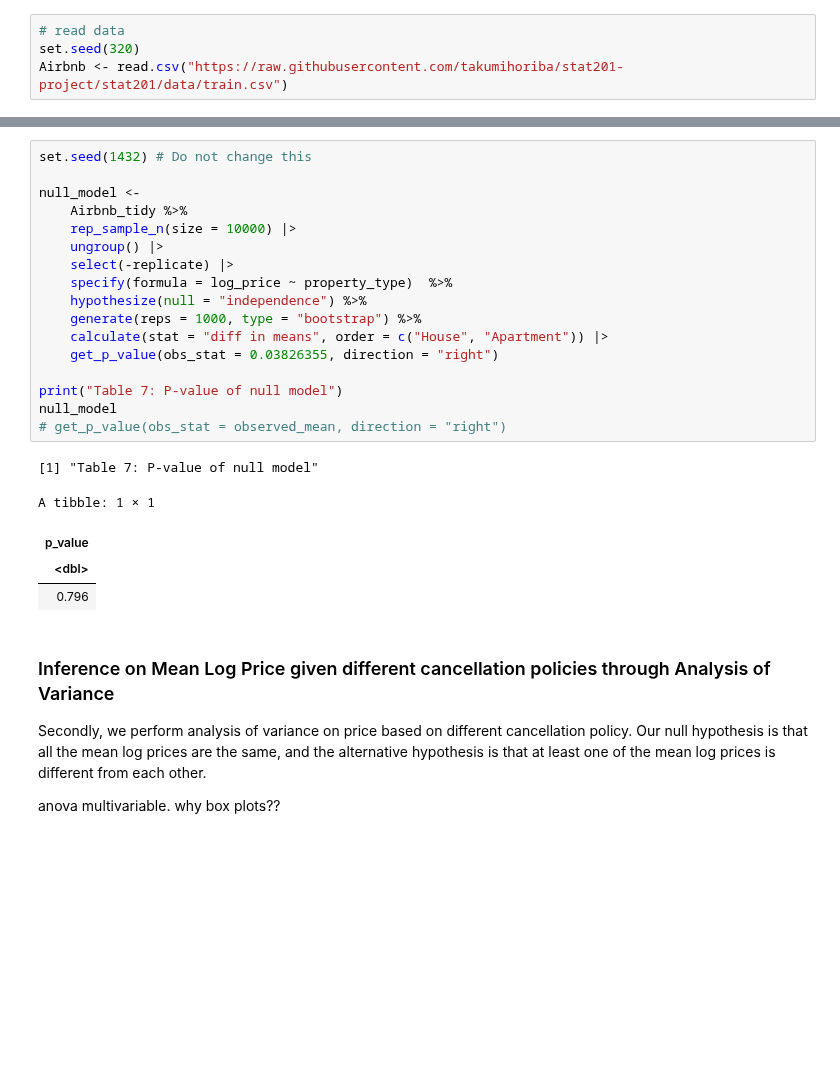
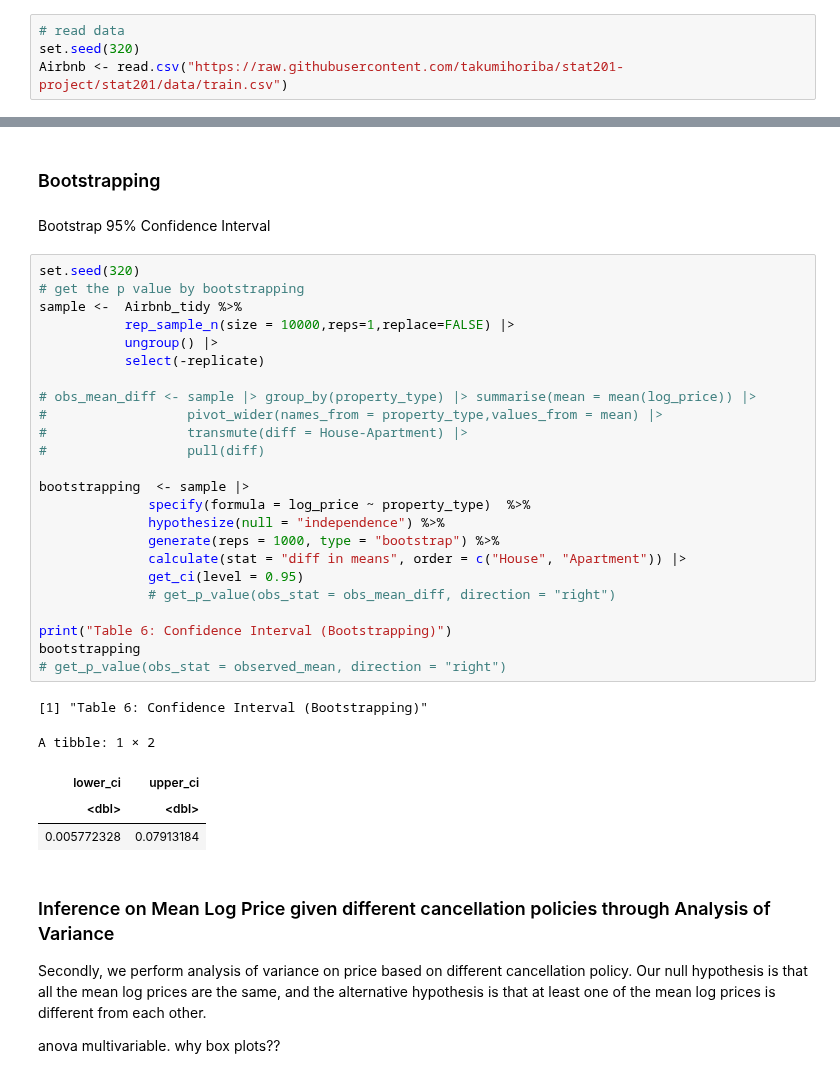
Before and after one commit to takumihoriba/stat201-project, a Jupyter notebook: proposal_final.ipynb, the cells around one changed output, grey strips where cells are left out. Saved outputs shown, nothing was run; the diff lists cells and outputs as text; blank space fills up the shorter version.

```diff
--- a/proposal_final.ipynb
+++ b/proposal_final.ipynb
@@ -175,29 +166,40 @@ A tibble: 1 × 10
 | estimate | estimate1 | estimate2 | statistic | p.value | parameter | conf.low | conf.high | method | alternative |
 | <dbl> | <dbl> | <dbl> | <dbl> | <dbl> | <dbl> | <dbl> | <dbl> | <chr> | <chr> |
 | 0.03826355 | 4.797114 | 4.75885 | 5.166856 | 1.200363e-07 | 22753.4 | 0.02608197 | Inf | Welch Two Sample t-test | greater |
+# %% [markdown]
+### Bootstrapping
+# %% [markdown]
+Bootstrap 95% Confidence Interval
 # %%
-set.seed(1432) # Do not change this
+set.seed(320)
+# get the p value by bootstrapping
+sample <-  Airbnb_tidy %>%
+           rep_sample_n(size = 10000,reps=1,replace=FALSE) |>
+           ungroup() |>
+           select(-replicate)
 
-null_model <-
-    Airbnb_tidy %>%
-    rep_sample_n(size = 10000) |>
-    ungroup() |>
-    select(-replicate) |>
-    specify(formula = log_price ~ property_type)  %>%
-    hypothesize(null = "independence") %>%
-    generate(reps = 1000, type = "bootstrap") %>%
-    calculate(stat = "diff in means", order = c("House", "Apartment")) |>
-    get_p_value(obs_stat = 0.03826355, direction = "right")
+# obs_mean_diff <- sample |> group_by(property_type) |> summarise(mean = mean(log_price)) |>
+#                  pivot_wider(names_from = property_type,values_from = mean) |>
+#                  transmute(diff = House-Apartment) |>
+#                  pull(diff)
 
-print("Table 7: P-value of null model")
-null_model
+bootstrapping  <- sample |>
+              specify(formula = log_price ~ property_type)  %>%
+              hypothesize(null = "independence") %>%
+              generate(reps = 1000, type = "bootstrap") %>%
+              calculate(stat = "diff in means", order = c("House", "Apartment")) |>
+              get_ci(level = 0.95)
+              # get_p_value(obs_stat = obs_mean_diff, direction = "right")
+
+print("Table 6: Confidence Interval (Bootstrapping)")
+bootstrapping
 # get_p_value(obs_stat = observed_mean, direction = "right")
 # %% [output]
-[1] "Table 7: P-value of null model"
+[1] "Table 6: Confidence Interval (Bootstrapping)"
-A tibble: 1 × 1
+A tibble: 1 × 2
-| p_value |
-| <dbl> |
-| 0.796 |
+| lower_ci | upper_ci |
+| <dbl> | <dbl> |
+| 0.005772328 | 0.07913184 |
 # %% [markdown]
 ### Inference on Mean Log Price given different cancellation policies through Analysis of Variance
 Secondly, we perform analysis of variance on price based on different cancellation policy.
```
Also changed, not shown: parts of 11 cells of this notebook.
